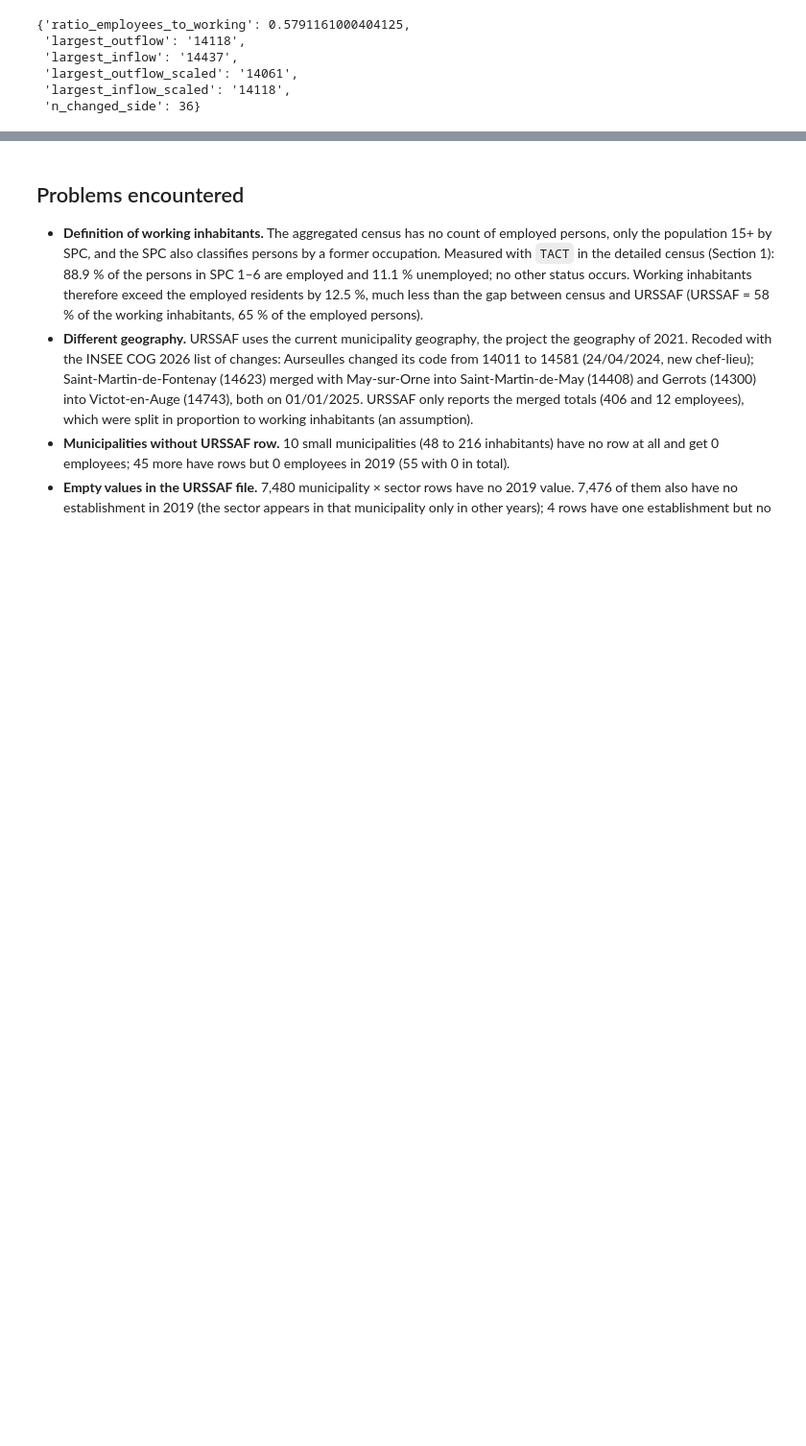
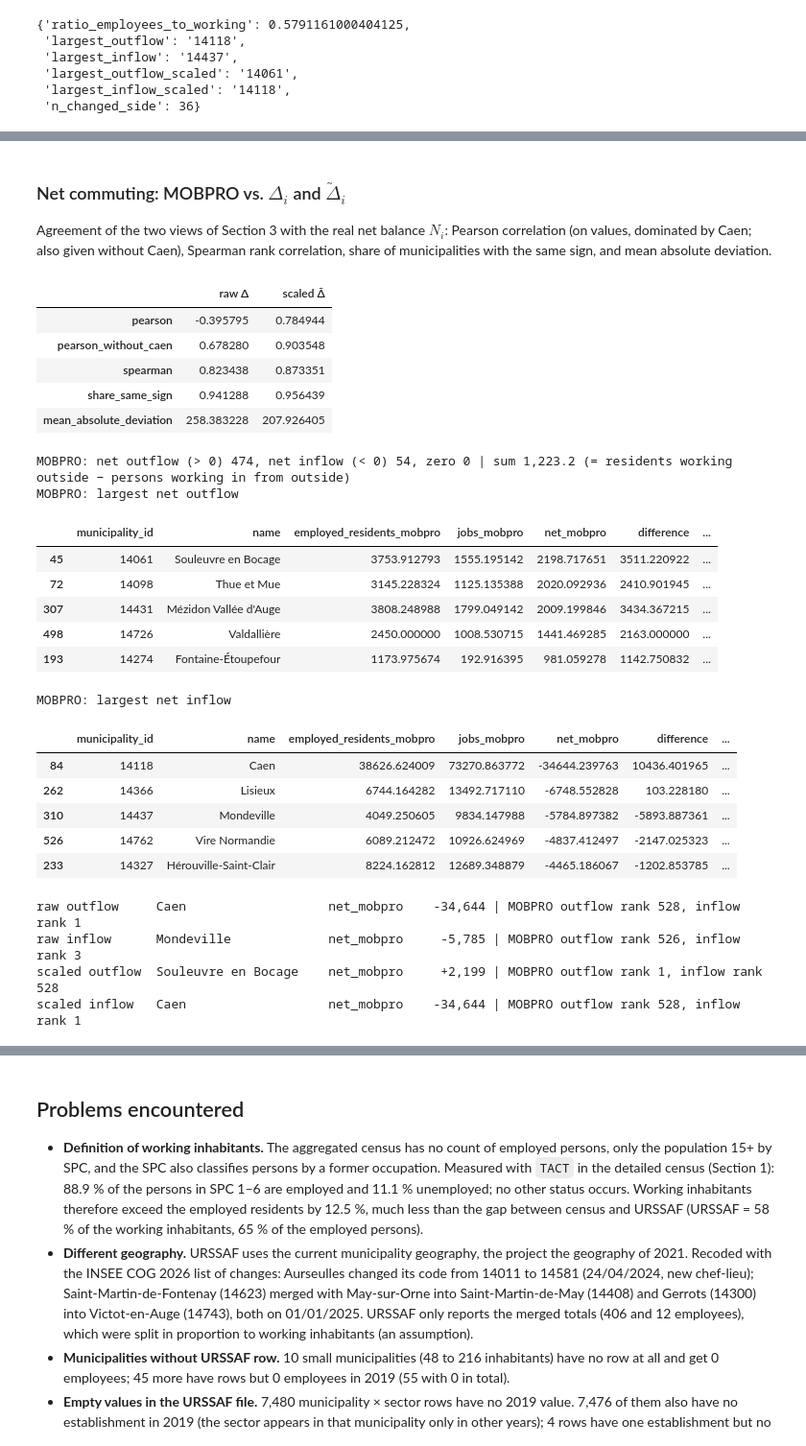
Before and after one commit to ek-popkova/uge-large-scale-models, a Jupyter notebook: notebooks/ex13_territorial_analysis_II.ipynb, the cells around one changed output, grey strips where cells are left out. Shown at 96% size. Saved outputs shown, nothing was run; the diff lists cells and outputs as text; code cells hidden in the pictures; blank space fills up the shorter version.

```diff
--- a/notebooks/ex13_territorial_analysis_II.ipynb
+++ b/notebooks/ex13_territorial_analysis_II.ipynb
@@ -900,0 +1141,65 @@ saved data\processed\ex13_results.json
+# %% [markdown]
+### Net commuting: MOBPRO vs. $\Delta_i$ and $\tilde\Delta_i$
+
+Agreement of the two views of Section 3 with the real net balance $N_i$: Pearson correlation (on values, dominated by
+Caen; also given without Caen), Spearman rank correlation, share of municipalities with the same sign, and mean
+absolute deviation.
+# %%
+net = df_population["net_mobpro"]
+not_caen = df_population["municipality_id"] != "14118"
+agreement = {}
+for col in ["difference", "difference_scaled"]:
+    agreement[col] = {
+        "pearson": df_population[col].corr(net),
+        "pearson_without_caen": df_population.loc[not_caen, col].corr(net[not_caen]),
+        "spearman": df_population[col].corr(net, method="spearman"),
+        "share_same_sign": float((np.sign(df_population[col]) == np.sign(net)).mean()),
+        "mean_absolute_deviation": float((df_population[col] - net).abs().mean()),
+    }
+display(pd.DataFrame(agreement).rename(columns={"difference": "raw Δ", "difference_scaled": "scaled Δ̃"}))
+print(f"MOBPRO: net outflow (> 0) {(net > 0).sum()}, net inflow (< 0) {(net < 0).sum()}, zero {(net == 0).sum()} "
+      f"| sum {net.sum():,.1f} (= residents working outside − persons working in from outside)")
+
+show_mobpro = ["municipality_id", "name", "employed_residents_mobpro", "jobs_mobpro", "net_mobpro",
+               "difference", "difference_scaled"]
+mobpro_outflow = df_population.nlargest(N_TABLE, "net_mobpro")
+mobpro_inflow = df_population.nsmallest(N_TABLE, "net_mobpro")
+print("MOBPRO: largest net outflow")
+display(mobpro_outflow[show_mobpro])
+print("MOBPRO: largest net inflow")
+display(mobpro_inflow[show_mobpro])
+
+# where do the extremes of our two views rank in MOBPRO?
+rank_outflow = net.rank(ascending=False, method="min").astype(int)
+rank_inflow = net.rank(ascending=True, method="min").astype(int)
+for label, mid in [("raw outflow", raw_extremes[0]), ("raw inflow", raw_extremes[1]),
+                   ("scaled outflow", scaled_extremes[0]), ("scaled inflow", scaled_extremes[1])]:
+    i = df_population.index[df_population["municipality_id"] == mid][0]
+    print(f"{label:15s} {df_population.loc[i, 'name']:22s} net_mobpro {net[i]:+10,.0f} "
+          f"| MOBPRO outflow rank {rank_outflow[i]}, inflow rank {rank_inflow[i]}")
+# %% [output]
+|  | raw Δ | scaled Δ̃ |
+| pearson | -0.395795 | 0.784944 |
+| pearson_without_caen | 0.678280 | 0.903548 |
+| spearman | 0.823438 | 0.873351 |
+| share_same_sign | 0.941288 | 0.956439 |
+| mean_absolute_deviation | 258.383228 | 207.926405 |
+MOBPRO: net outflow (> 0) 474, net inflow (< 0) 54, zero 0 | sum 1,223.2 (= residents working outside − persons working in from outside)
+MOBPRO: largest net outflow
+|  | municipality_id | name | employed_residents_mobpro | jobs_mobpro | net_mobpro | difference | ... |
+| 45 | 14061 | Souleuvre en Bocage | 3753.912793 | 1555.195142 | 2198.717651 | 3511.220922 | ... |
+| 72 | 14098 | Thue et Mue | 3145.228324 | 1125.135388 | 2020.092936 | 2410.901945 | ... |
+| 307 | 14431 | Mézidon Vallée d'Auge | 3808.248988 | 1799.049142 | 2009.199846 | 3434.367215 | ... |
+| 498 | 14726 | Valdallière | 2450.000000 | 1008.530715 | 1441.469285 | 2163.000000 | ... |
+| 193 | 14274 | Fontaine-Étoupefour | 1173.975674 | 192.916395 | 981.059278 | 1142.750832 | ... |
+MOBPRO: largest net inflow
+|  | municipality_id | name | employed_residents_mobpro | jobs_mobpro | net_mobpro | difference | ... |
+| 84 | 14118 | Caen | 38626.624009 | 73270.863772 | -34644.239763 | 10436.401965 | ... |
+| 262 | 14366 | Lisieux | 6744.164282 | 13492.717110 | -6748.552828 | 103.228180 | ... |
+| 310 | 14437 | Mondeville | 4049.250605 | 9834.147988 | -5784.897382 | -5893.887361 | ... |
+| 526 | 14762 | Vire Normandie | 6089.212472 | 10926.624969 | -4837.412497 | -2147.025323 | ... |
+| 233 | 14327 | Hérouville-Saint-Clair | 8224.162812 | 12689.348879 | -4465.186067 | -1202.853785 | ... |
+raw outflow     Caen                   net_mobpro    -34,644 | MOBPRO outflow rank 528, inflow rank 1
+raw inflow      Mondeville             net_mobpro     -5,785 | MOBPRO outflow rank 526, inflow rank 3
+scaled outflow  Souleuvre en Bocage    net_mobpro     +2,199 | MOBPRO outflow rank 1, inflow rank 528
+scaled inflow   Caen                   net_mobpro    -34,644 | MOBPRO outflow rank 528, inflow rank 1
```
Also changed, not shown: parts of 16 cells of this notebook, 14 other files.
